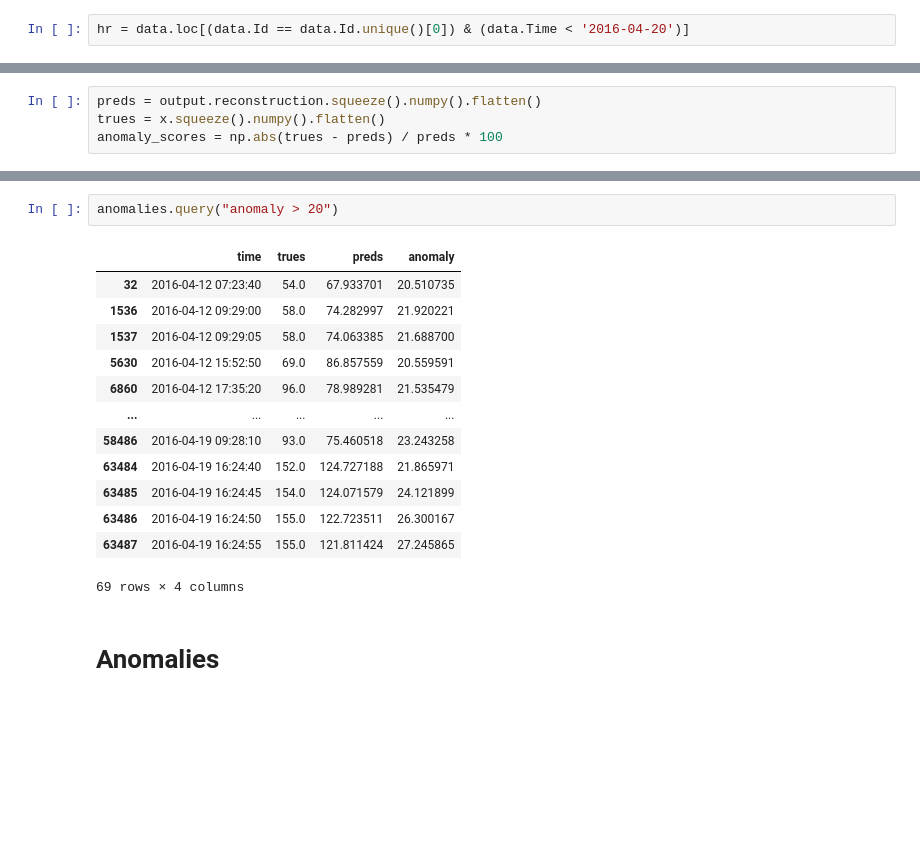
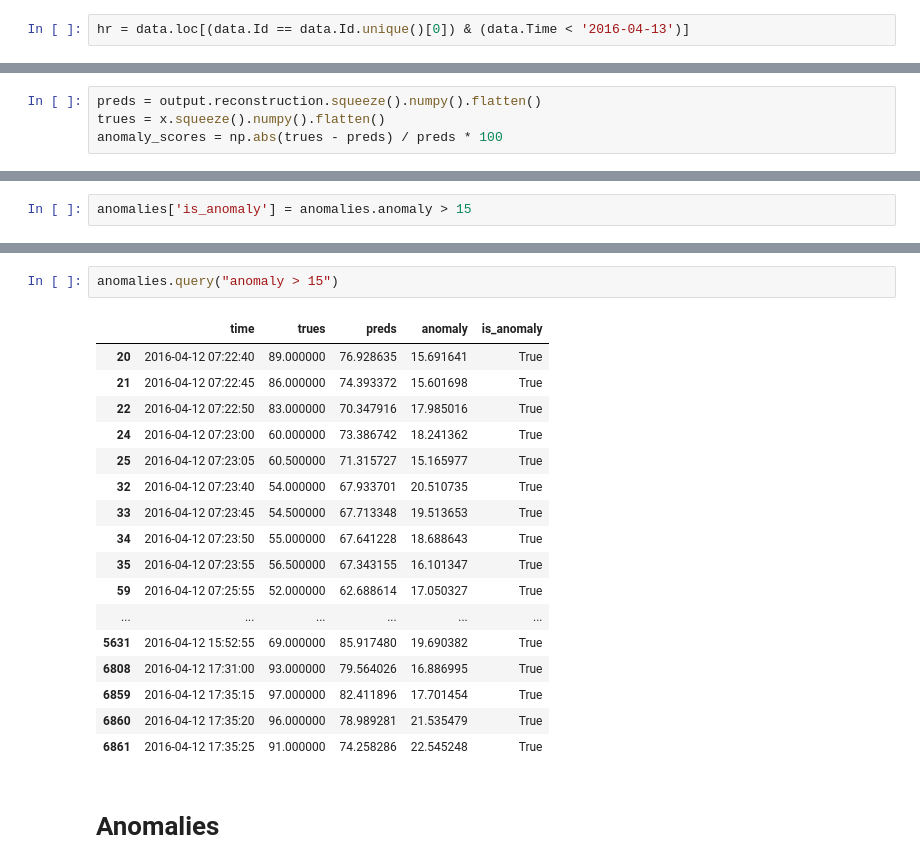
Before and after one commit to claudia-liauw/health-app, a Jupyter notebook: notebooks/1_model.ipynb, the cells around one changed output, grey strips where cells are left out. Cells and saved outputs as stored; diff of their text form; blank space fills up the shorter version.

```diff
--- a/notebooks/1_model.ipynb
+++ b/notebooks/1_model.ipynb
@@ -26,7 +26,7 @@ data
 # %%
 data.Time = pd.to_datetime(data.Time)
 # %%
-hr = data.loc[(data.Id == data.Id.unique()[0]) & (data.Time < '2016-04-20')]
+hr = data.loc[(data.Id == data.Id.unique()[0]) & (data.Time < '2016-04-13')]
 # %%
 import numpy as np
 import torch
@@ -187,0 +188,2 @@ anomalies
+# %%
+anomalies['is_anomaly'] = anomalies.anomaly > 15
@@ -188,19 +203,23 @@ anomalies
 # %%
-anomalies.query("anomaly > 20")
+anomalies.query("anomaly > 15")
 # %% [output]
-|  | time | trues | preds | anomaly |
-| 32 | 2016-04-12 07:23:40 | 54.0 | 67.933701 | 20.510735 |
-| 1536 | 2016-04-12 09:29:00 | 58.0 | 74.282997 | 21.920221 |
-| 1537 | 2016-04-12 09:29:05 | 58.0 | 74.063385 | 21.688700 |
-| 5630 | 2016-04-12 15:52:50 | 69.0 | 86.857559 | 20.559591 |
-| 6860 | 2016-04-12 17:35:20 | 96.0 | 78.989281 | 21.535479 |
-| ... | ... | ... | ... | ... |
-| 58486 | 2016-04-19 09:28:10 | 93.0 | 75.460518 | 23.243258 |
-| 63484 | 2016-04-19 16:24:40 | 152.0 | 124.727188 | 21.865971 |
-| 63485 | 2016-04-19 16:24:45 | 154.0 | 124.071579 | 24.121899 |
-| 63486 | 2016-04-19 16:24:50 | 155.0 | 122.723511 | 26.300167 |
-| 63487 | 2016-04-19 16:24:55 | 155.0 | 121.811424 | 27.245865 |
+|  | time | trues | preds | anomaly | is_anomaly |
+| 20 | 2016-04-12 07:22:40 | 89.000000 | 76.928635 | 15.691641 | True |
+| 21 | 2016-04-12 07:22:45 | 86.000000 | 74.393372 | 15.601698 | True |
+| 22 | 2016-04-12 07:22:50 | 83.000000 | 70.347916 | 17.985016 | True |
+| 24 | 2016-04-12 07:23:00 | 60.000000 | 73.386742 | 18.241362 | True |
+| 25 | 2016-04-12 07:23:05 | 60.500000 | 71.315727 | 15.165977 | True |
+| 32 | 2016-04-12 07:23:40 | 54.000000 | 67.933701 | 20.510735 | True |
+| 33 | 2016-04-12 07:23:45 | 54.500000 | 67.713348 | 19.513653 | True |
+| 34 | 2016-04-12 07:23:50 | 55.000000 | 67.641228 | 18.688643 | True |
+| 35 | 2016-04-12 07:23:55 | 56.500000 | 67.343155 | 16.101347 | True |
+| 59 | 2016-04-12 07:25:55 | 52.000000 | 62.688614 | 17.050327 | True |
+| ... | ... | ... | ... | ... | ... |
+| 5631 | 2016-04-12 15:52:55 | 69.000000 | 85.917480 | 19.690382 | True |
+| 6808 | 2016-04-12 17:31:00 | 93.000000 | 79.564026 | 16.886995 | True |
+| 6859 | 2016-04-12 17:35:15 | 97.000000 | 82.411896 | 17.701454 | True |
+| 6860 | 2016-04-12 17:35:20 | 96.000000 | 78.989281 | 21.535479 | True |
+| 6861 | 2016-04-12 17:35:25 | 91.000000 | 74.258286 | 22.545248 | True |
-69 rows × 4 columns
 # %% [markdown]
 # Anomalies
 # %%
```
Also changed, not shown: parts of 6 cells of this notebook.
